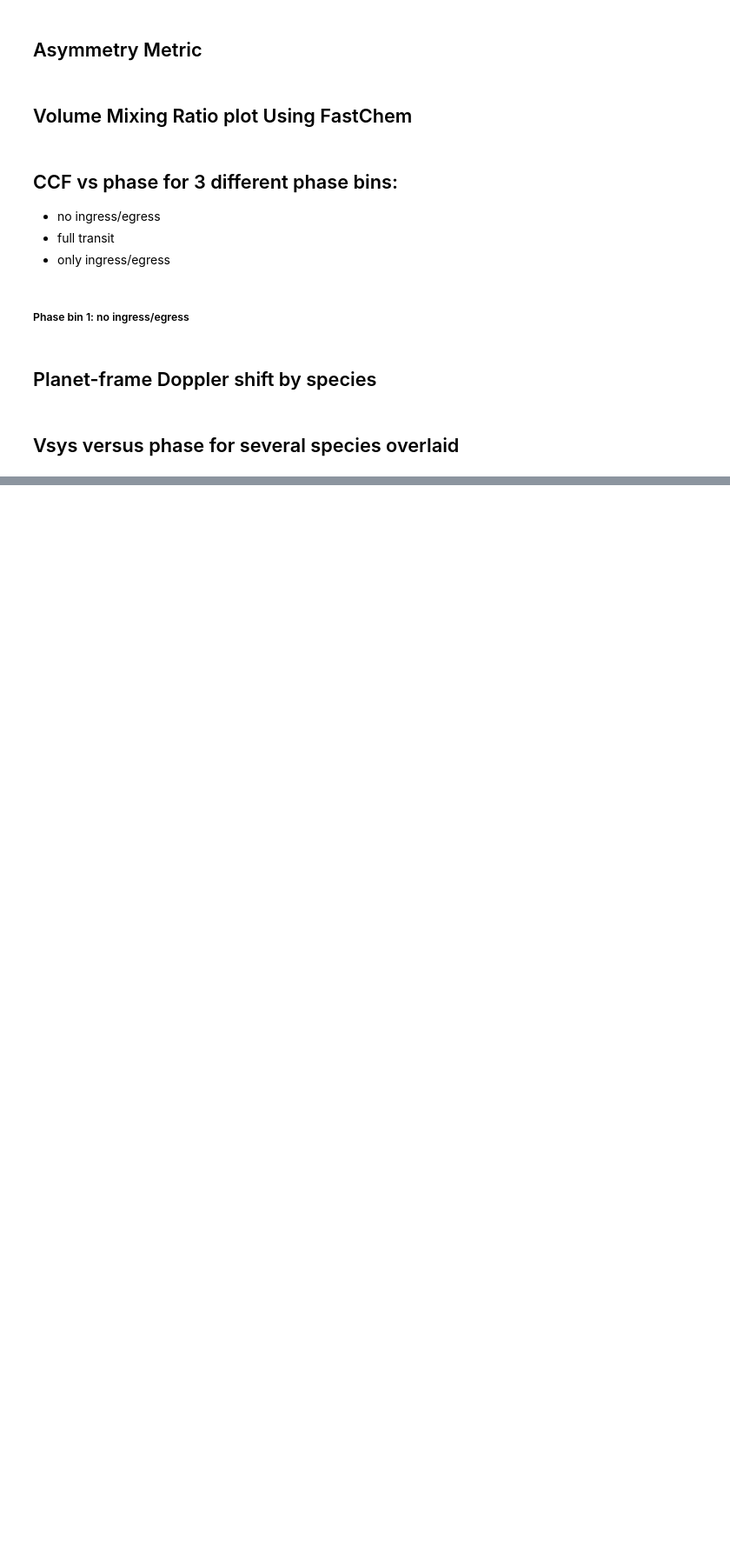
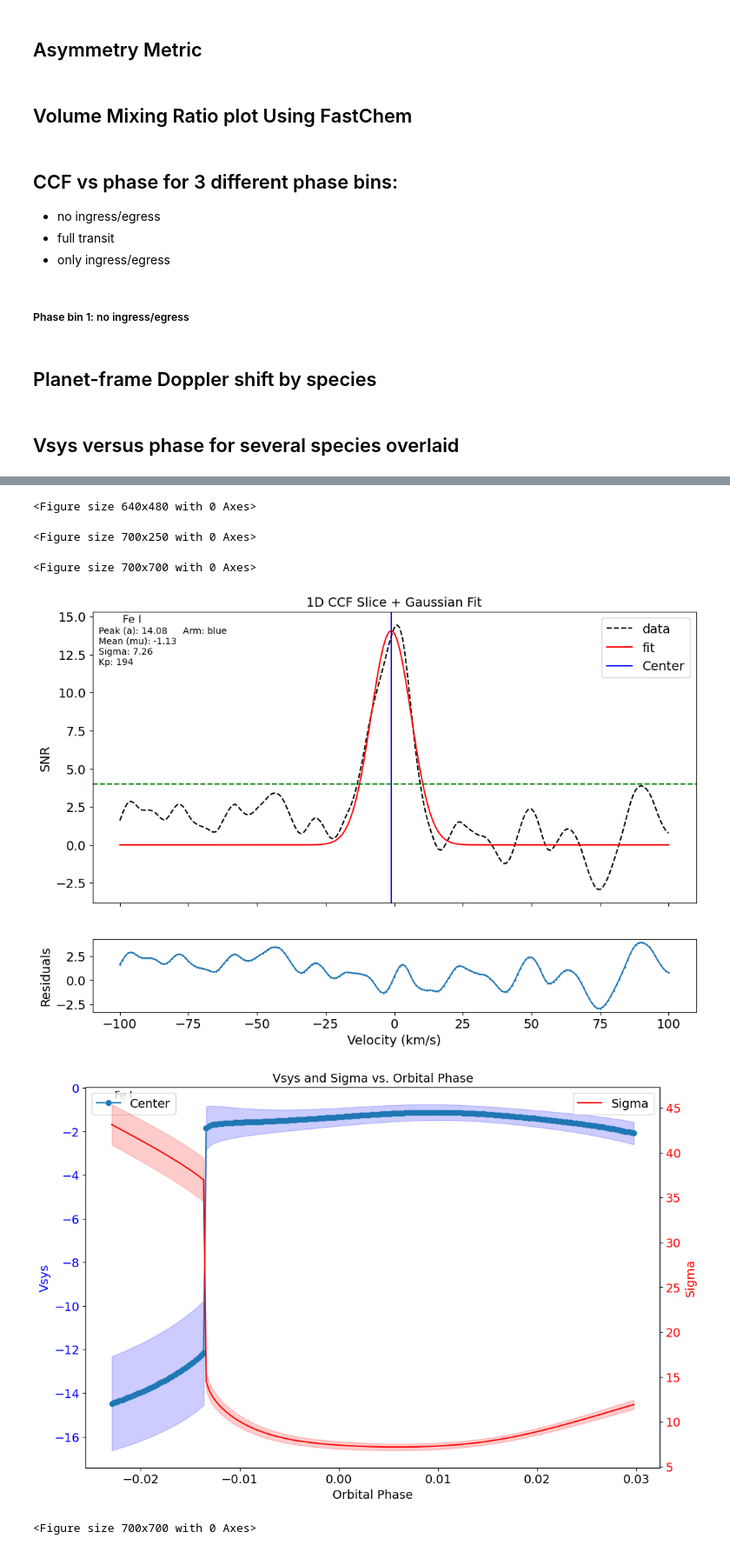
Before and after one commit to calderlen/atmo-analysis-main, a Jupyter notebook: eda.ipynb, the cells around one changed output, grey strips where cells are left out. Shown at 87% size. Drawn from its saved outputs; the diff is of its cells as text; code cells hidden in the pictures; blank space fills up the shorter version.

```diff
--- a/eda.ipynb
+++ b/eda.ipynb
@@ -777,0 +792,32 @@ def DopplerShadowModel(vsini,
+# %%
+def get_planet_parameters(planet_name):
+
+    MJoMS = 1./1047. #MJ in MSun
+
+    if planet_name == 'KELT-20b':
+        #For KELT-20 b:, from Lund et al. 2018
+        Period = ufloat(3.4741085, 0.0000019) #days
+        epoch = ufloat(2457503.120049, 0.000190) #BJD_TDB
+
+        M_star = ufloat(1.76, 0.19) #MSun
+        RV_abs = ufloat(0.0, 0.0) #km/s
+        i = ufloat(86.12, 0.28) #degrees
+        M_p = 3.382 #3-sigma limit
+        R_p = 1.741
+
+        RA = '19h38m38.74s'
+        Dec = '+31d13m09.12s'
+
+        dur = 3.755/24. #hours -> days
+
+        #add vsini, lambda, spin-orbit-misalignment,any other horus params
+
+    half_duration_phase = (dur/2.)/Period.n
+    Kp_expected = 28.4329 * M_star/MJoMS * unp.sin(i*np.pi/180.) * (M_star + M_p * MJoMS) ** (-2./3.) * (Period/365.25) ** (-1./3.) / 1000. #to km/s
+    half_duration_phase = (dur/2.)/Period.n
+
+    return Period, epoch, M_star, RV_abs, i, M_p, R_p, RA, Dec, Kp_expected, half_duration_phase #add other outputs!!
+# %%
+run_all_ccfs.get_planet_parameters = get_planet_parameters
+run_all_ccfs('KELT-20b', 'inverted-transmission-better', 'Fe I', 5.39e-05, False, True, True, 'ccf')
+# %% [output]
@@ -777,0 +843,6 @@ def DopplerShadowModel(vsini,
+<Figure size 640x480 with 0 Axes>
+<Figure size 700x250 with 0 Axes>
+<Figure size 700x700 with 0 Axes>
+[figure, added]
+[figure, added]
+<Figure size 700x700 with 0 Axes>
```
Also changed, not shown: parts of 17 cells of this notebook, 38 other files.
